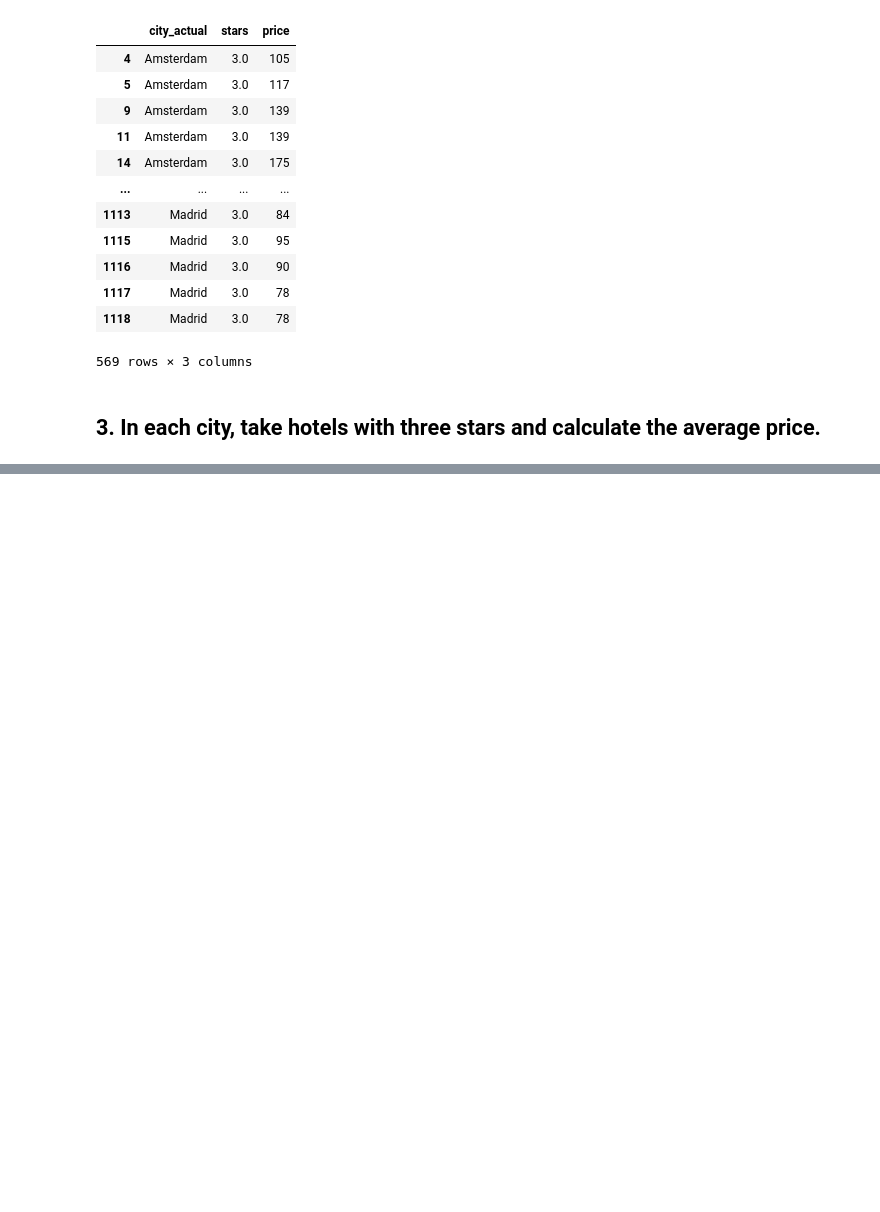
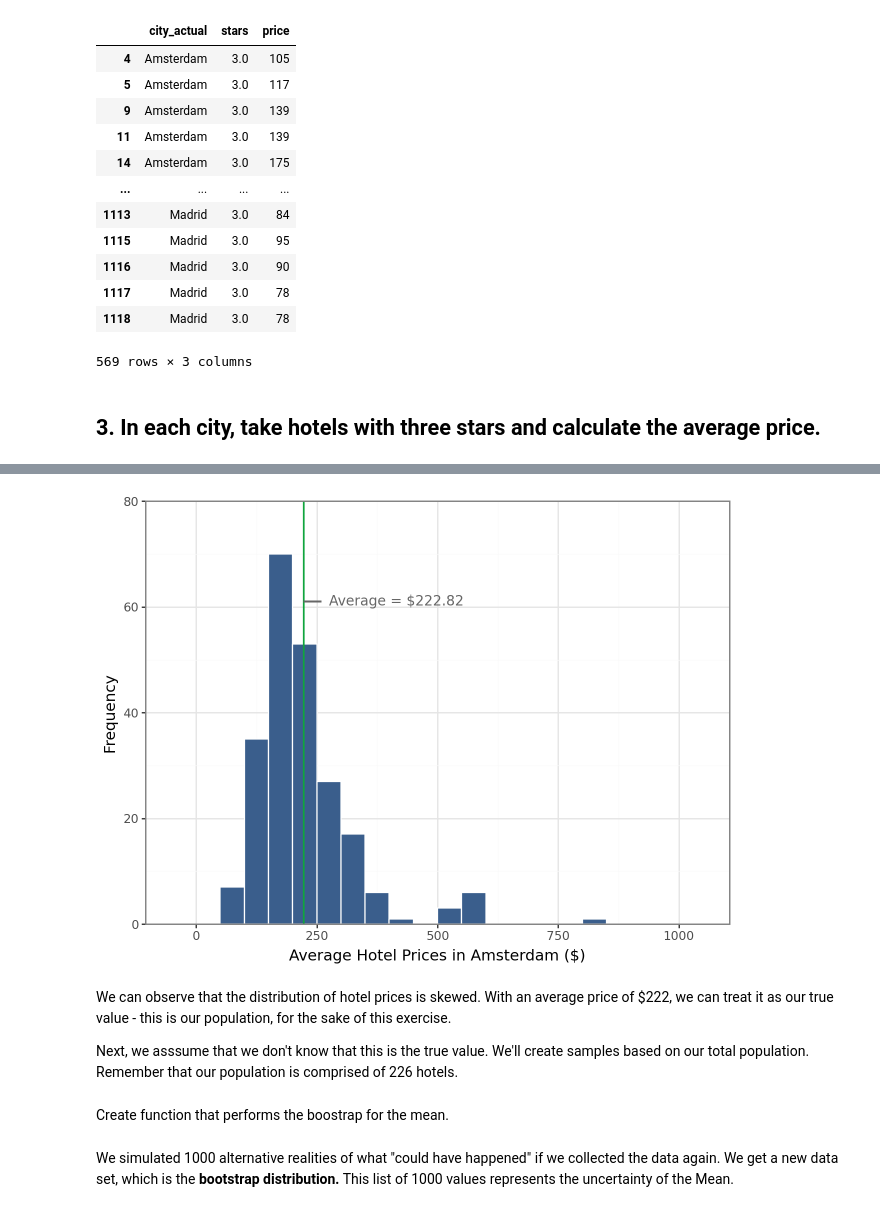
Before and after one commit to felipesebben/bk_data_analysis_studies, a Jupyter notebook: da_data_exercises/ch05-generalizing_from_data/03-hotels_europe/03-hotels_europe_std_error.ipynb, the cells around one changed output, grey strips where cells are left out. Cells and saved outputs as stored; diff of their text form; code cells hidden in the pictures; blank space fills up the shorter version.

Commit message:
feat: update notebook for chapter 5 exercise 3

```diff
--- a/da_data_exercises/ch05-generalizing_from_data/03-hotels_europe/03-hotels_europe_std_error.ipynb
+++ b/da_data_exercises/ch05-generalizing_from_data/03-hotels_europe/03-hotels_europe_std_error.ipynb
@@ -224,0 +219,25 @@ ggplot(hotels_amsterdam, aes("price")) + geom_histogram(
+# %%
+# ggplot(hotels_amsterdam, aes("price")) + geom_histogram(
+#     fill=color[0], color="white", boundary=0, closed="left"
+# ) +scale_y_continuous(expand=(0,0)
+# ) + geom_segment(aes(x=260, y=61, xend=222.82, yend=61),lineend="projecting", color="#666666"
+# ) + annotate(
+#     "text", x=415, y=61, label="Average = $222.82", size=10, color="#666666"
+# ) + theme_bw()
+
+ggplot(hotels_amsterdam, aes("price")) + geom_histogram(
+    binwidth=50, color="white",fill=color[0], boundary=0, closed="left"
+) + geom_vline(xintercept=222.82, size=0.7, color=color[1]) + labs(
+    x="Average Hotel Prices in Amsterdam ($)", y="Frequency"
+ ) + coord_cartesian(xlim=[-50, 1050], ylim=[0, 80]
+) + scale_y_continuous(expand=[0,0]
+) + geom_segment(aes(x=260, y=61, xend=222.82, yend=61),lineend="projecting", color="#666666"
+) + annotate(
+    "text", x=415, y=61, label="Average = $222.82", size=10, color="#666666"
+) + theme_bw()
+# %% [output]
+[figure, added]
+# %% [markdown]
+We can observe that the distribution of hotel prices is skewed. With an average price of $222, we can treat it as our true value - this is our population, for the sake of this exercise.
+
+Next, we asssume that we don't know that this is the true value. We'll create samples based on our total population. Remember that our population is comprised of 226 hotels.
@@ -224,0 +246,2 @@ ggplot(hotels_amsterdam, aes("price")) + geom_histogram(
+# %% [markdown]
+Create function that performs the boostrap for the mean.
@@ -224,0 +266,2 @@ ggplot(hotels_amsterdam, aes("price")) + geom_histogram(
+# %% [markdown]
+We simulated 1000 alternative realities of what "could have happened" if we collected the data again. We get a new data set, which is the **bootstrap distribution.** This list of 1000 values represents the uncertainty of the Mean.
```
Also changed, not shown: parts of 24 cells of this notebook.
